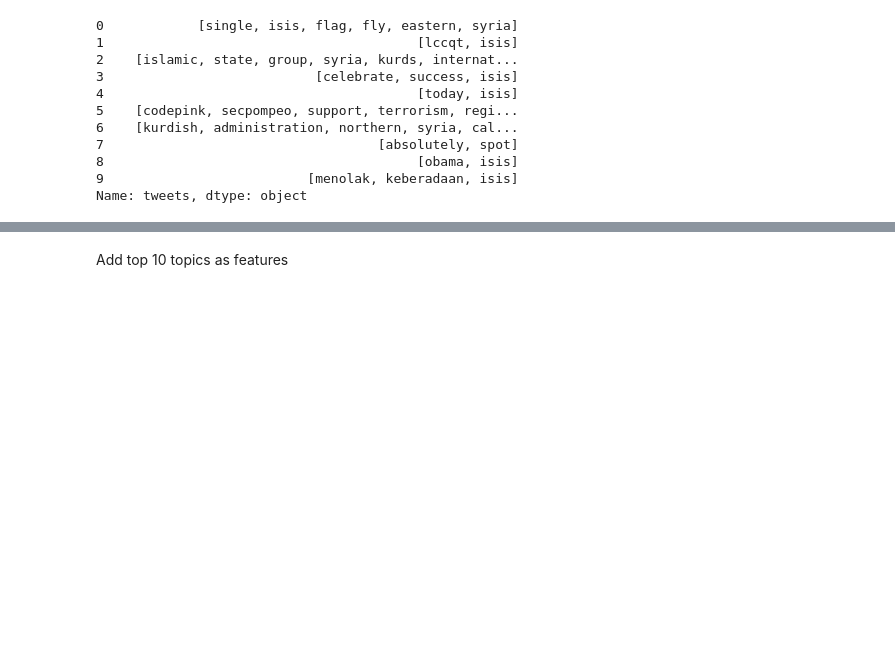
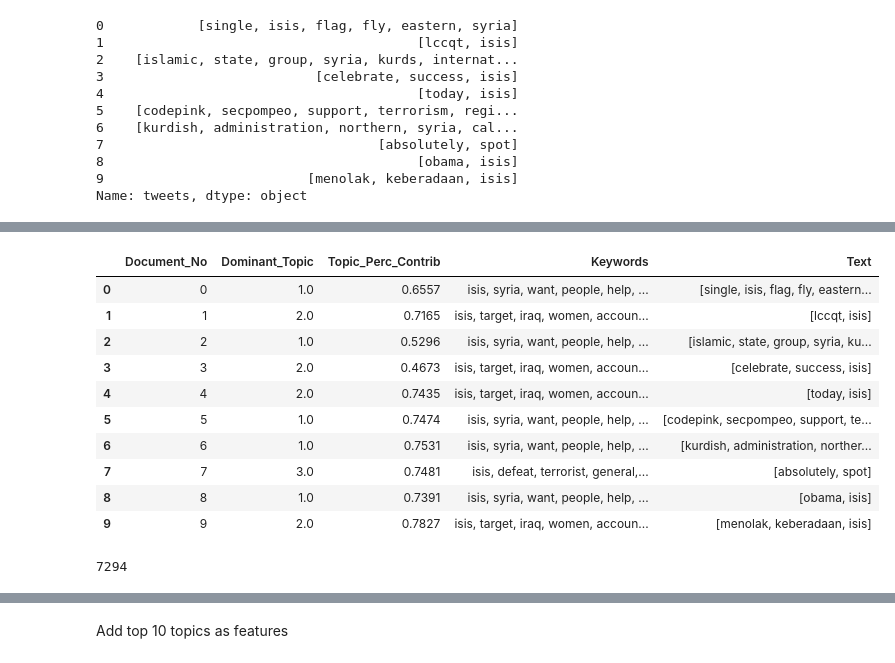
Before and after one commit to tannn/machine-learning, a Jupyter notebook: project/Feature_Extraction .ipynb, the cells around one changed output, grey strips where cells are left out. Drawn from its saved outputs; the diff is of its cells as text; code cells hidden in the pictures; blank space fills up the shorter version.

```diff
--- a/project/Feature_Extraction .ipynb
+++ b/project/Feature_Extraction .ipynb
@@ -366,2 +350,59 @@ Topic: 9 Word: 0.035*"say" + 0.025*"card" + 0.023*"pay" + 0.021*"trump" + 0.015*
+# %%
+id2word = corpora.Dictionary(processed_docs)
+
+# Create Corpus: Term Document Frequency
+corpus = [id2word.doc2bow(text) for text in processed_docs]
+
+# Build LDA model
+lda_model = gensim.models.ldamodel.LdaModel(corpus=corpus,
+                                           id2word=id2word,
+                                           num_topics=4,
+                                           random_state=100,
+                                           update_every=1,
+                                           chunksize=10,
+                                           passes=10,
+                                           alpha='symmetric',
+                                           iterations=100,
+                                           per_word_topics=True)
+# %%
+def format_topics_sentences(ldamodel=None, corpus=bow_corpus, texts=processed_docs):
+    sent_topics_df = pd.DataFrame()
+
+    for i, row_list in enumerate(ldamodel[corpus]):
+        row = row_list[0] if ldamodel.per_word_topics else row_list
+        row = sorted(row, key=lambda x: (x[1]), reverse=True)
+        for j, (topic_num,prop_topic) in enumerate(row):
+            if j == 0:
+                wp = ldamodel.show_topic(topic_num)
+                topic_keywords = ", ".join([word for word, prop in wp])
+                sent_topics_df = sent_topics_df.append(pd.Series([int(topic_num), round(prop_topic,4), topic_keywords]), ignore_index=True)
+            else:
+                break
+    sent_topics_df.columns = ['Dominant_Topic', 'Perc_Contribution', 'Topic_Keywords']
+
+    contents = pd.Series(texts)
+    sent_topics_df = pd.concat([sent_topics_df, contents], axis=1)
+    return(sent_topics_df)
+# %%
+df_topic_sents_keywords = format_topics_sentences(ldamodel=lda_model, corpus=corpus, texts=processed_docs)
+df_dominant_topic = df_topic_sents_keywords.reset_index()
+df_dominant_topic.columns = ['Document_No', 'Dominant_Topic', 'Topic_Perc_Contrib', 'Keywords', 'Text']
+df_dominant_topic.head(10)
+# %% [output]
+|  | Document_No | Dominant_Topic | Topic_Perc_Contrib | Keywords | Text |
+| 0 | 0 | 1.0 | 0.6557 | isis, syria, want, people, help, ... | [single, isis, flag, fly, eastern... |
+| 1 | 1 | 2.0 | 0.7165 | isis, target, iraq, women, accoun... | [lccqt, isis] |
+| 2 | 2 | 1.0 | 0.5296 | isis, syria, want, people, help, ... | [islamic, state, group, syria, ku... |
+| 3 | 3 | 2.0 | 0.4673 | isis, target, iraq, women, accoun... | [celebrate, success, isis] |
+| 4 | 4 | 2.0 | 0.7435 | isis, target, iraq, women, accoun... | [today, isis] |
+| 5 | 5 | 1.0 | 0.7474 | isis, syria, want, people, help, ... | [codepink, secpompeo, support, te... |
+| 6 | 6 | 1.0 | 0.7531 | isis, syria, want, people, help, ... | [kurdish, administration, norther... |
+| 7 | 7 | 3.0 | 0.7481 | isis, defeat, terrorist, general,... | [absolutely, spot] |
+| 8 | 8 | 1.0 | 0.7391 | isis, syria, want, people, help, ... | [obama, isis] |
+| 9 | 9 | 2.0 | 0.7827 | isis, target, iraq, women, accoun... | [menolak, keberadaan, isis] |
+# %%
+len(df_dominant_topic)
+# %% [output]
+7294
 # %%
 for index, score in sorted(lda_model_tfidf[bow_corpus[4310]], key=lambda tup: -1*tup[1]):
```
Also changed, not shown: parts of 3 cells of this notebook, 5 other files.
